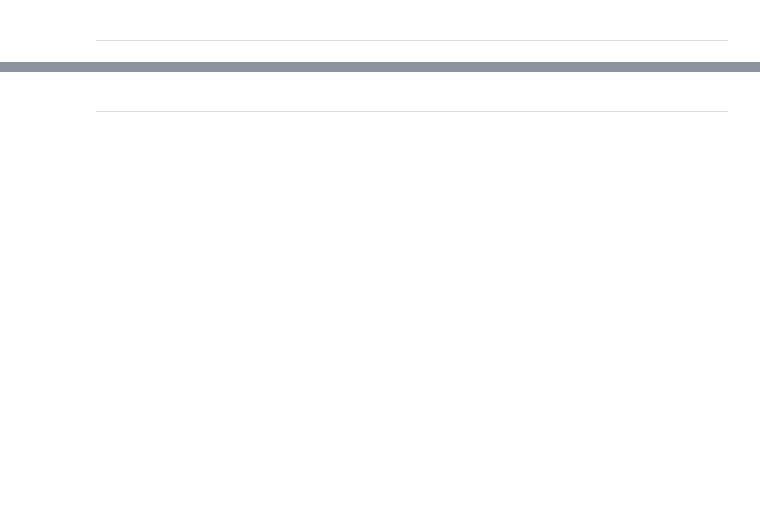
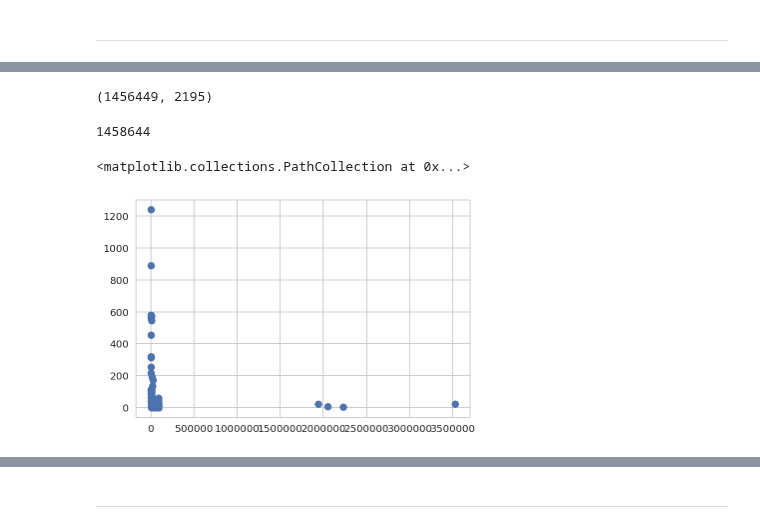
Before and after one commit to Moons08/dss-project-taxi, a Jupyter notebook: Mk/outlier_handling.ipynb, the cells around one changed output, grey strips where cells are left out. Drawn from its saved outputs; the diff is of its cells as text; code cells hidden in the pictures; blank space fills up the shorter version.

```diff
--- a/Mk/outlier_handling.ipynb
+++ b/Mk/outlier_handling.ipynb
@@ -1,9 +1,6 @@
 # %%
 %matplotlib inline
 %config InlineBackend.figure_formats = {'png', 'retina'}
-sns.set()
-from patsy import dmatrix
-from taxi_pakage import get_features, erase_outlier
-import datetime as dt
+from taxi_pakage import *
 # %%
 taxi = pd.read_csv('edited_taxi.csv')
@@ -131,3 +88,0 @@ OLS Regression Results
-# %%
-test = erase_outlier(result, test, feature_n)
-len(test)
@@ -175,0 +94,3 @@ OLS Regression Results
+# %%
+feature_n, features = get_features(test, 2, -3, scale=True)
+feature_n, features
@@ -179,0 +134,14 @@ result.summary()
+# %%
+A, Dropped = erase_outlier_np(result, test, feature_n, dropped=True)
+len(A), len(Dropped)
+# %% [output]
+(1456449, 2195)
+# %%
+len(test)
+# %% [output]
+1458644
+# %%
+plt.scatter(Dropped['trip_duration'], Dropped['dist'])
+# %% [output]
+<matplotlib.collections.PathCollection at 0x...>
+[figure, added]
```
Also changed, not shown: parts of 20 cells of this notebook.
